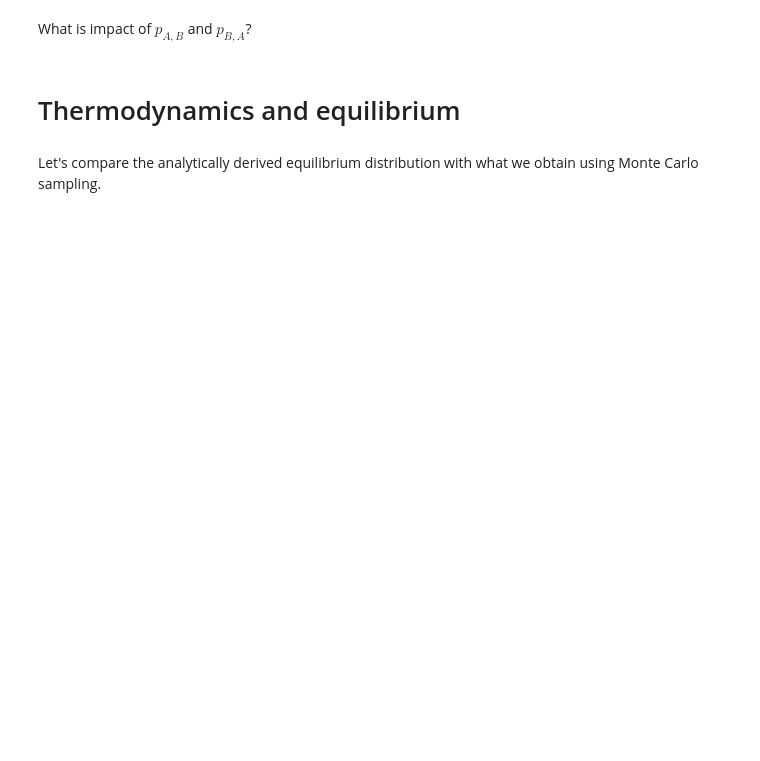
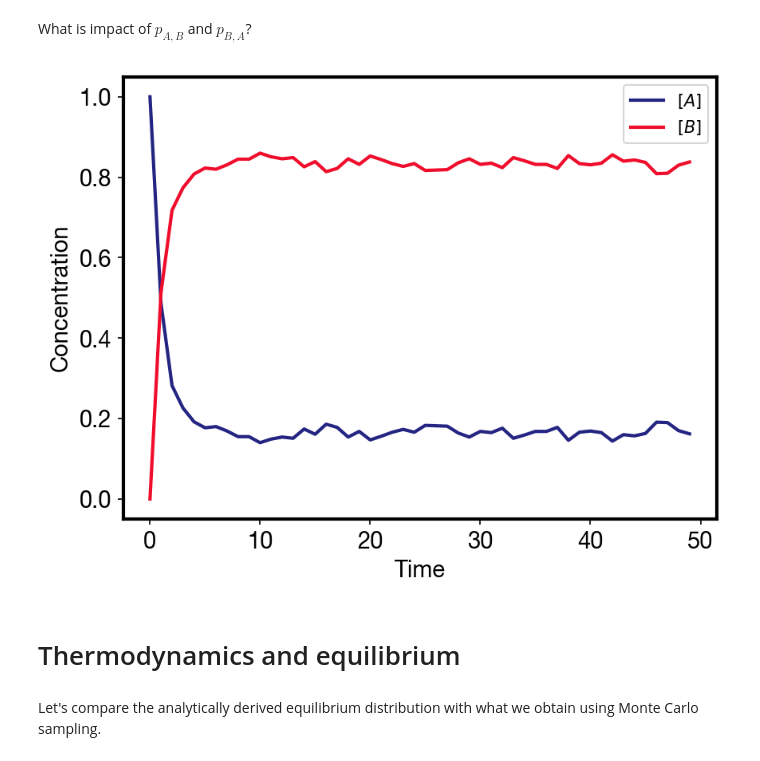
Before and after one commit to krisreyes/mdi-508-notebooks, a Jupyter notebook: Chapter01_Markov_Chains/A two state Markov chain example and chemical reactions in equilibrium.ipynb, the cells around one changed output. Cells and saved outputs as stored; diff of their text form; code cells hidden in the pictures; blank space fills up the shorter version.

```diff
--- a/Chapter01_Markov_Chains/A two state Markov chain example and chemical reactions in equilibrium.ipynb
+++ b/Chapter01_Markov_Chains/A two state Markov chain example and chemical reactions in equilibrium.ipynb
@@ -63,16 +67,18 @@ What is impact of $p_{A,B}$ and $p_{B,A}$?
 # %%
 samples = simulate_several_samples(RNG,
                                    num_samples=1000,
                                    num_steps = 50,
-                                   p_A_B = 0.1,
+                                   p_A_B = 0.5,
                                    p_B_A = 0.1)
 
 plt.plot(1-np.mean(samples, axis=0), label='$[A]$')
 plt.plot(np.mean(samples, axis=0), label='$[B]$')
 
 plt.xlabel('Time')
 plt.ylabel('Concentration')
 plt.legend();
+# %% [output]
+[figure, added]
 # %% [markdown]
 # Thermodynamics and equilibrium
 # %%
```
Also changed, not shown: parts of 4 cells of this notebook, 1 other file.
